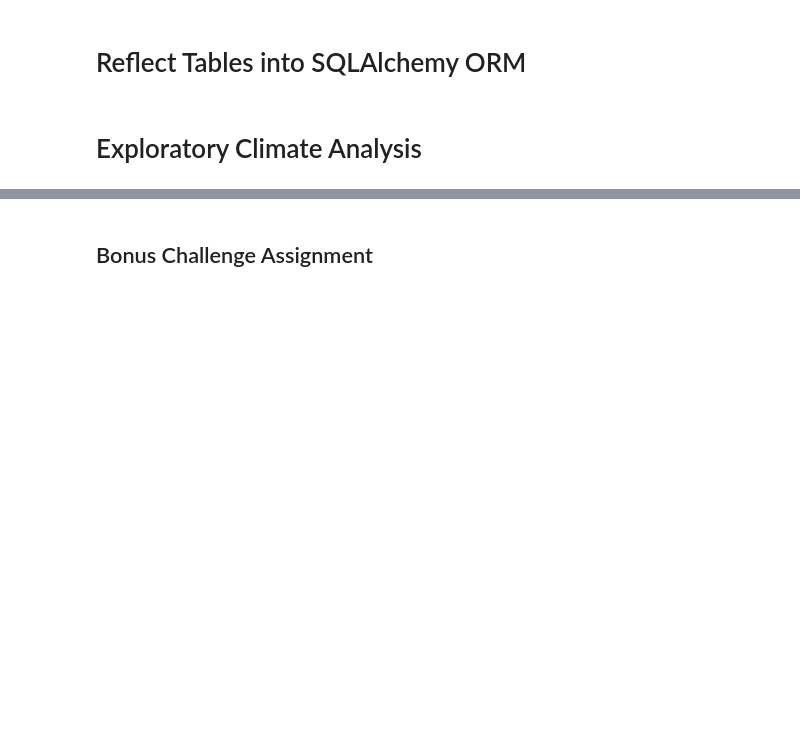
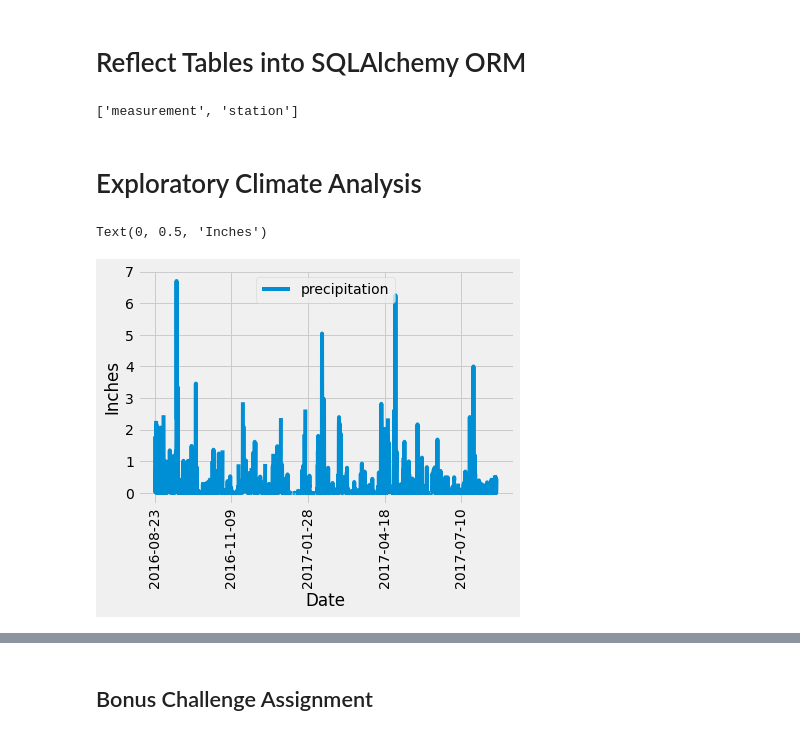
Before and after one commit to LexiJess/hawaii_weather_comparison_SQLAlchemy, a Jupyter notebook: sql_alchemy_challenge_jupyter.ipynb, the cells around one changed output, grey strips where cells are left out. Saved outputs shown, nothing was run; the diff lists cells and outputs as text; code cells hidden in the pictures; blank space fills up the shorter version.

```diff
--- a/sql_alchemy_challenge_jupyter.ipynb
+++ b/sql_alchemy_challenge_jupyter.ipynb
@@ -21,26 +21,45 @@ engine = create_engine("sqlite:///Resources/hawaii.sqlite")
 # %%
 # reflect an existing database into a new model
 
+Base = automap_base()
+
 # reflect the tables
+Base.prepare(engine, reflect=True)
 # %%
 # We can view all of the classes that automap found
+# We can view all of the classes that automap found
+Base.classes.keys()
+# %% [output]
+['measurement', 'station']
 # %%
 # Save references to each table
+# Save references to each table
+measurement=Base.classes.measurement
+station=Base.classes.station
 # %%
 # Create our session (link) from Python to the DB
+session=Session(engine)
 # %% [markdown]
 # Exploratory Climate Analysis
 # %%
 # Design a query to retrieve the last 12 months of precipitation data and plot the results
 
 # Calculate the date 1 year ago from the last data point in the database
+prev_year=dt.date(2017,8,23)-dt.timedelta(days=365)
+# Perform a query to retrieve the data and precipitation scores
+results=session.query(measurement.date, measurement.prcp).filter(measurement.date >= prev_year).all()
+# Save the query results as a Pandas DataFrame and set the index to the date column
+df= pd.DataFrame(results, columns = ['date', 'precipitation'])
+# Sort the dataframe by date
+precip_df=df.sort_values("date")
 
-# Perform a query to retrieve the data and precipitation scores
-
-# Save the query results as a Pandas DataFrame and set the index to the date column
-
-# Sort the dataframe by date
 
 # Use Pandas Plotting with Matplotlib to plot the data
+precip_df.plot(x= 'date', y='precipitation', rot=90)
+plt.xlabel("Date")
+plt.ylabel("Inches")
+# %% [output]
+Text(0, 0.5, 'Inches')
+[figure, added]
 # %%
 # Use Pandas to calcualte the summary statistics for the precipitation data
```
Also changed, not shown: parts of 6 cells of this notebook.
